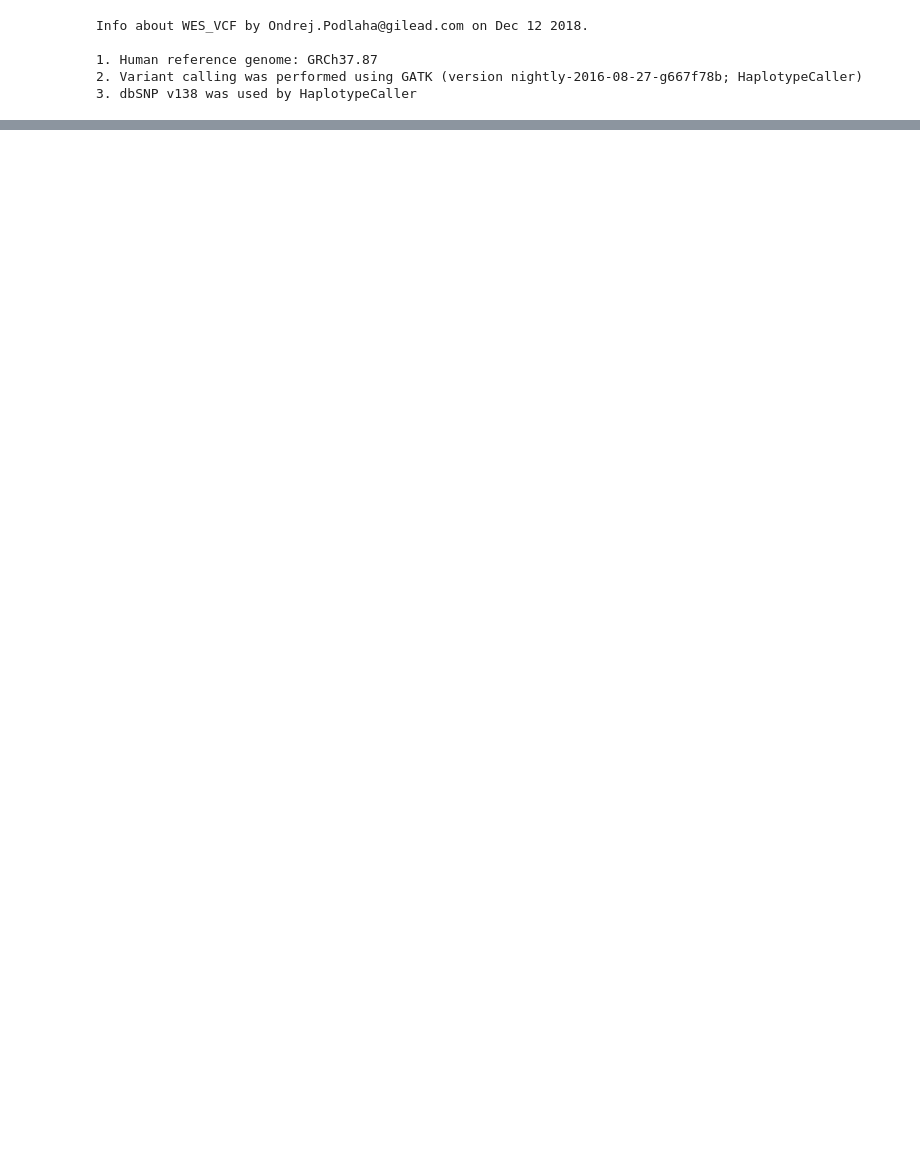
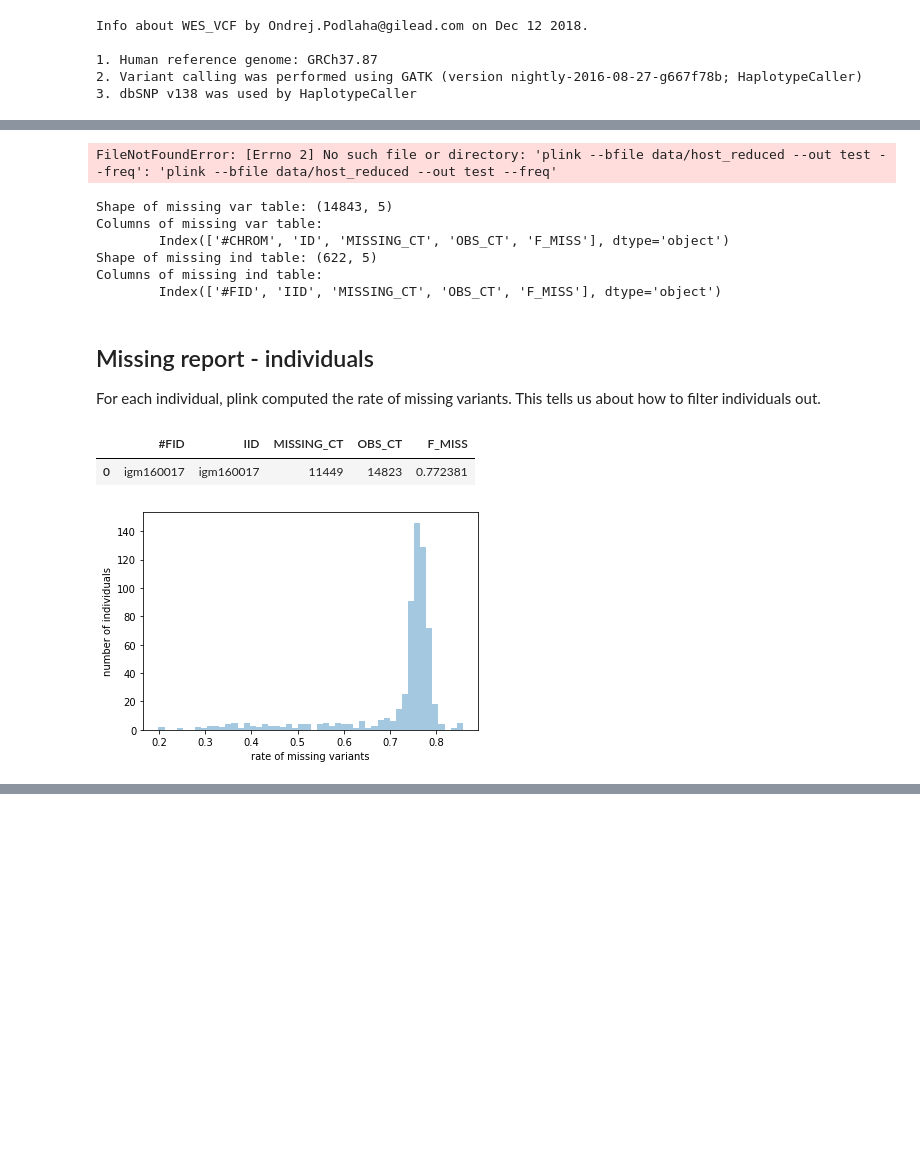
Before and after one commit to matthiaszeller/HBV, a Jupyter notebook: Host data.ipynb, the cells around one changed output, grey strips where cells are left out. Drawn from its saved outputs; the diff is of its cells as text; code cells hidden in the pictures; blank space fills up the shorter version.

Commit message:
management of shell commands, computations and paths (host data)

```diff
--- a/Host data.ipynb
+++ b/Host data.ipynb
@@ -31,3 +102,5 @@ def run(path=None, func=None):
+# %%
+path_raw = setup.PATH_HOST_RAW_PLINK_DATA
 # %% [markdown]
 ## Overview on raw data
 
@@ -64,0 +138,5 @@ def plink_summary():
+# %%
+if DATA_THINNING == True :
+    path_out = setup.PATH_DATA+'host_reduced'
+    run_plink("--thin 0.001 --make-bed", file=path_raw, out=path_out, extension='bed')
+    path_raw = path_out
@@ -64,0 +159,33 @@ def plink_summary():
+# %%
+path_missing = path_raw+'_missing'
+run_plink("--freq", file=path_raw, out=path_missing, extension='frq')
+# %% [output]
+FileNotFoundError: [Errno 2] No such file or directory: 'plink --bfile data/host_reduced --out test --freq': 'plink --bfile data/host_reduced --out test --freq'
+# %%
+df_miss_ind = pd.read_csv(path_missing+'.smiss', sep='\s+')
+df_miss_var = pd.read_csv(path_missing+'.vmiss', sep='\s+')
+print("Shape of missing var table: {}\nColumns of missing var table:\n\t{}\
+\nShape of missing ind table: {}\nColumns of missing ind table:\n\t{}"
+     .format(df_miss_var.shape, df_miss_var.columns,
+             df_miss_ind.shape, df_miss_ind.columns))
+# %% [output]
+Shape of missing var table: (14843, 5)
+Columns of missing var table:
+        Index(['#CHROM', 'ID', 'MISSING_CT', 'OBS_CT', 'F_MISS'], dtype='object')
+Shape of missing ind table: (622, 5)
+Columns of missing ind table:
+        Index(['#FID', 'IID', 'MISSING_CT', 'OBS_CT', 'F_MISS'], dtype='object')
+# %% [markdown]
+## Missing report - individuals
+
+For each individual, plink computed the rate of missing variants. This tells us about how to filter individuals out.
+# %%
+df_miss_ind.head(1)
+# %% [output]
+|  | #FID | IID | MISSING_CT | OBS_CT | F_MISS |
+| 0 | igm160017 | igm160017 | 11449 | 14823 | 0.772381 |
+# %%
+sns.distplot(df_miss_ind['F_MISS'], norm_hist=False, kde=False)
+plt.ylabel('number of individuals'); plt.xlabel('rate of missing variants');
+# %% [output]
+[figure, added]
```
Also changed, not shown: parts of 22 cells of this notebook, 1 other file.
